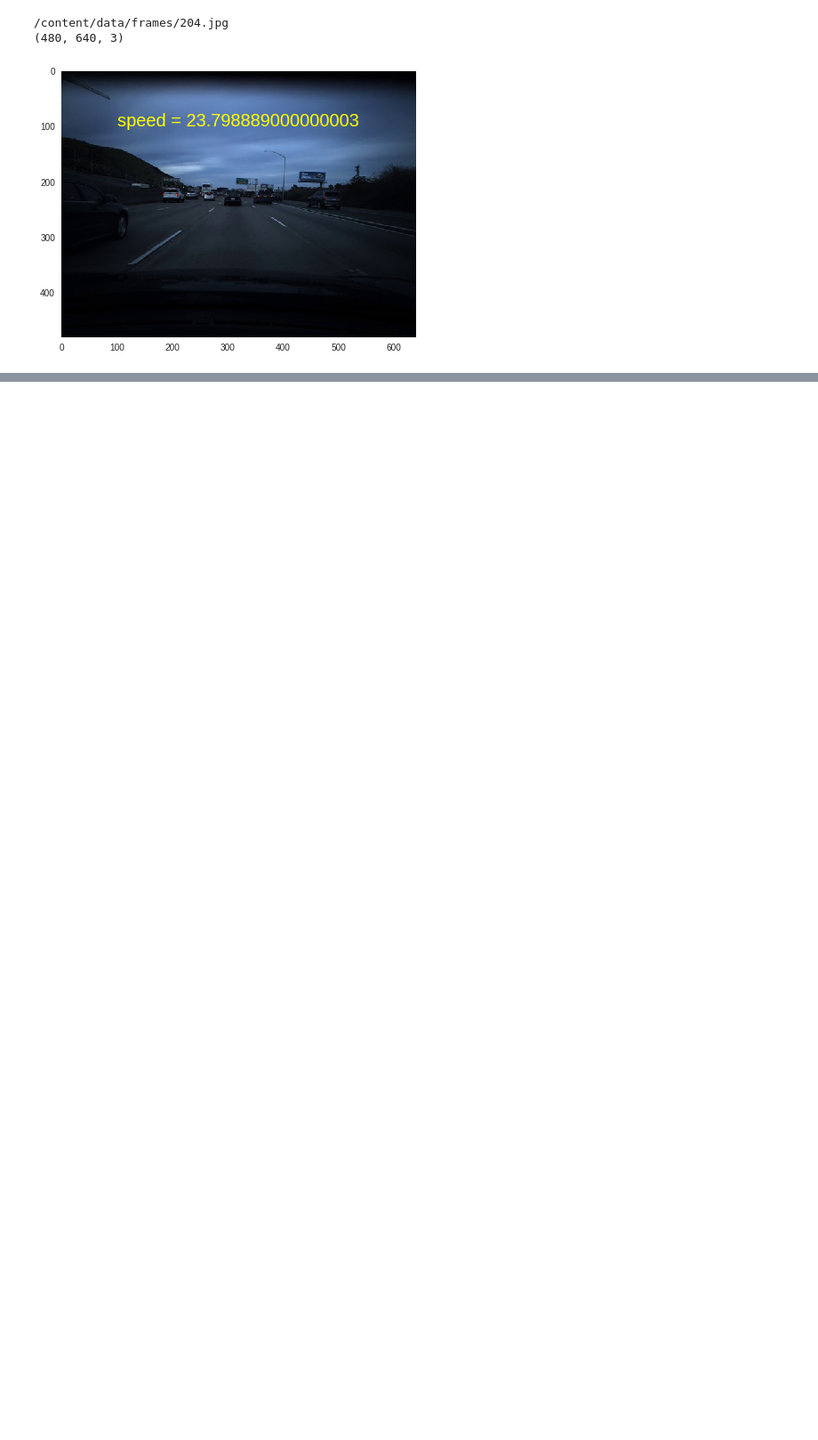
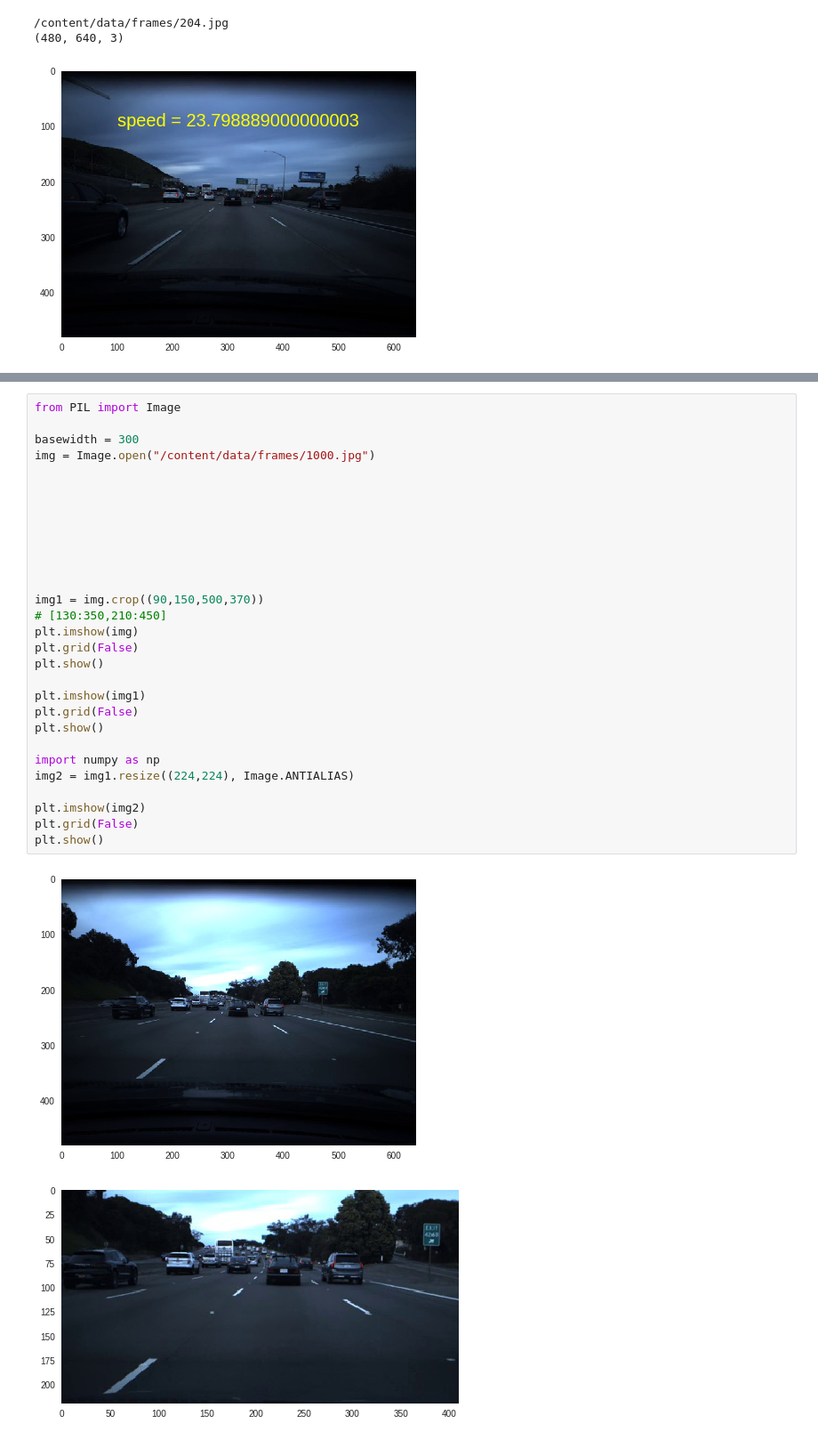
Before and after one commit to shangeth/Vehicle_Speed_Estimation, a Jupyter notebook: vehicle_speed_estimation.ipynb, the cells around one changed output, grey strips where cells are left out. Shown at 89% size. Saved outputs shown, nothing was run; the diff lists cells and outputs as text; blank space fills up the shorter version.

```diff
--- a/vehicle_speed_estimation.ipynb
+++ b/vehicle_speed_estimation.ipynb
@@ -131,0 +174,32 @@ for i in range(200,205):
+# %%
+from PIL import Image
+
+basewidth = 300
+img = Image.open("/content/data/frames/1000.jpg")
+
+
+
+
+
+
+
+
+img1 = img.crop((90,150,500,370))
+# [130:350,210:450]
+plt.imshow(img)
+plt.grid(False)
+plt.show()
+
+plt.imshow(img1)
+plt.grid(False)
+plt.show()
+
+import numpy as np
+img2 = img1.resize((224,224), Image.ANTIALIAS)
+
+plt.imshow(img2)
+plt.grid(False)
+plt.show()
+# %% [output]
+[figure, added]
+[figure, added]
```
Also changed, not shown: parts of 6 cells of this notebook.
